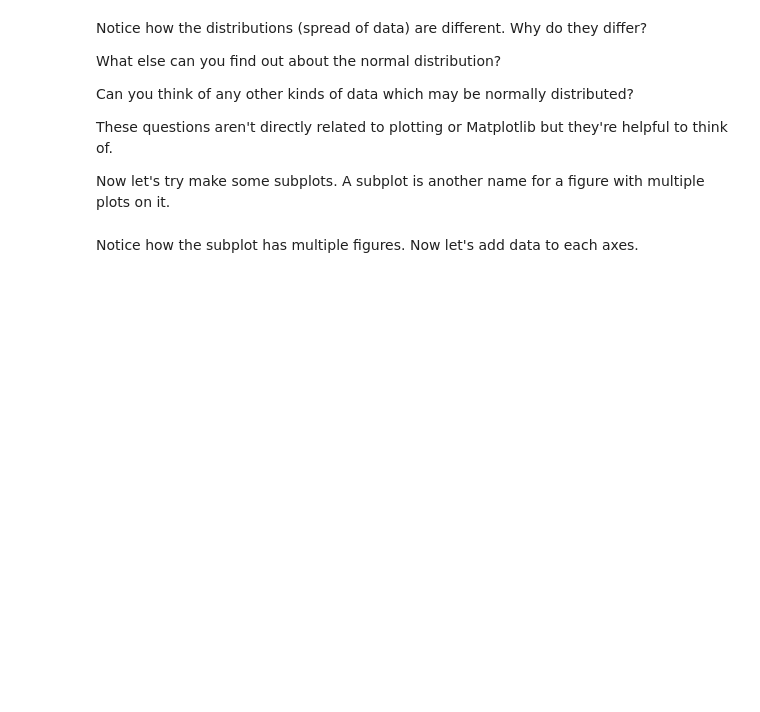
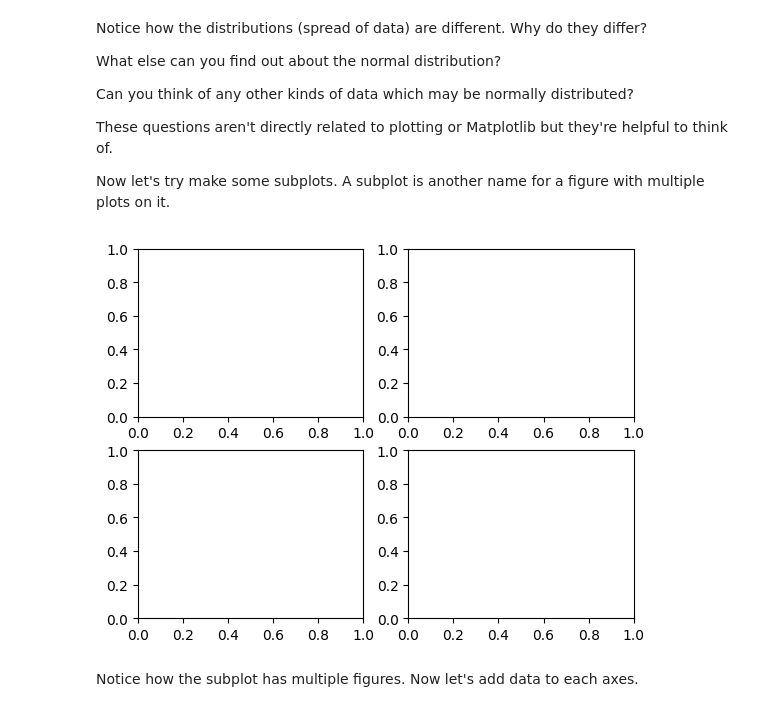
Before and after one commit to BrennZA/ZTM-ML, a Jupyter notebook: matplotlib-exercises.ipynb, the cells around one changed output. Saved outputs shown, nothing was run; the diff lists cells and outputs as text; code cells hidden in the pictures; blank space fills up the shorter version.

```diff
--- a/matplotlib-exercises.ipynb
+++ b/matplotlib-exercises.ipynb
@@ -187,6 +212,9 @@ These questions aren't directly related to plotting or Matplotlib but they're he
 Now let's try make some subplots. A subplot is another name for a figure with multiple plots on it.
 # %%
 # Create an empty subplot with 2 rows and 2 columns (4 subplots total)
+fig, ax = plt.subplots(nrows=2, ncols=2)
+# %% [output]
+[figure, added]
 # %% [markdown]
 Notice how the subplot has multiple figures. Now let's add data to each axes.
 # %%
```
Also changed, not shown: parts of 14 cells of this notebook.
